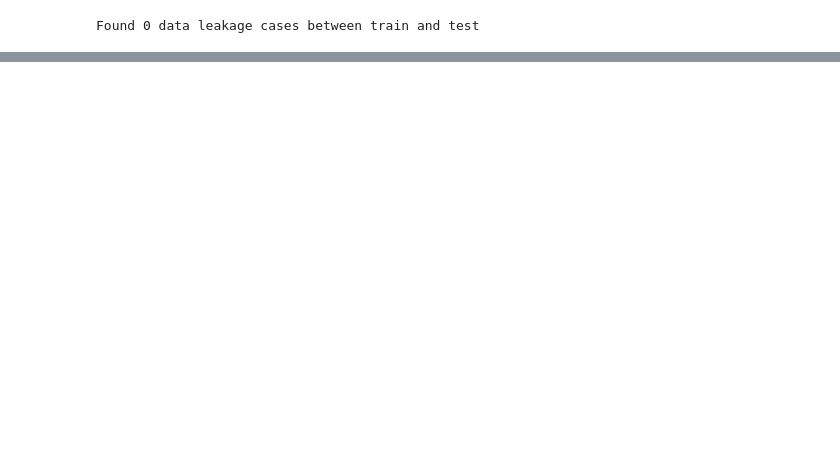
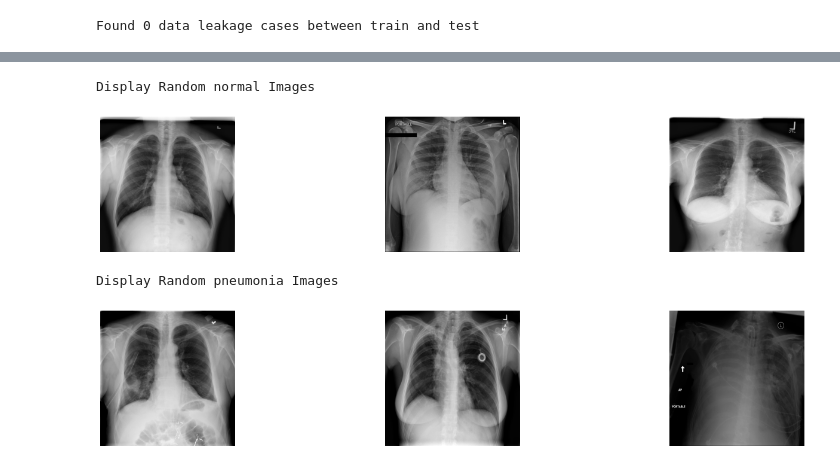
Before and after one commit to lucasmiranda42/covidX_transfer, a Jupyter notebook: data_preprocessing.ipynb, the cells around one changed output, grey strips where cells are left out. Cells and saved outputs as stored; diff of their text form; code cells hidden in the pictures; blank space fills up the shorter version.

Commit message:
Added data preprocessing notebook

```diff
--- a/data_preprocessing.ipynb
+++ b/data_preprocessing.ipynb
@@ -68,0 +81,80 @@ fig.show()
+# %%
+# Extract numpy values from Image column in data frame
+images = train.loc[train.label == 'normal']['image'].values
+
+# Extract 9 random images from it
+random_images = [np.random.choice(images) for i in range(3)]
+
+# Location of the image dir
+img_dir = '/Users/lucas_miranda/Desktop/eLearn/COVIDx/data/train/normal'
+
+print('Display Random normal Images')
+
+# Adjust the size of your images
+plt.figure(figsize=(20,10))
+
+# Iterate and plot random images
+for i in range(3):
+    plt.subplot(3, 3, i + 1)
+    img = plt.imread(os.path.join(img_dir, random_images[i]))
+    plt.imshow(img, cmap='gray')
+    plt.axis('off')
+
+# Adjust subplot parameters to give specified padding
+plt.tight_layout()
+plt.show()
+
+# Extract numpy values from Image column in data frame
+images = train.loc[train.label == 'pneumonia']['image'].values
+
+# Extract 9 random images from it
+random_images = [np.random.choice(images) for i in range(3)]
+
+# Location of the image dir
+img_dir = '/Users/lucas_miranda/Desktop/eLearn/COVIDx/data/train/pneumonia'
+
+print('Display Random pneumonia Images')
+
+# Adjust the size of your images
+plt.figure(figsize=(20,10))
+
+# Iterate and plot random images
+for i in range(3):
+    plt.subplot(3, 3, i + 1)
+    img = plt.imread(os.path.join(img_dir, random_images[i]))
+    plt.imshow(img, cmap='gray')
+    plt.axis('off')
+
+# Adjust subplot parameters to give specified padding
+plt.tight_layout()
+plt.show()
+
+# Extract numpy values from Image column in data frame
+images = train.loc[train.label == 'COVID-19']['image'].values
+
+# Extract 9 random images from it
+random_images = [np.random.choice(images) for i in range(3)]
+
+# Location of the image dir
+img_dir = '/Users/lucas_miranda/Desktop/eLearn/COVIDx/data/train/COVID-19'
+
+print('Display Random COVID-19 Images')
+
+# Adjust the size of your images
+plt.figure(figsize=(20,10))
+
+# Iterate and plot random images
+for i in range(3):
+    plt.subplot(3, 3, i + 1)
+    img = plt.imread(os.path.join(img_dir, random_images[i]))
+    plt.imshow(img, cmap='gray')
+    plt.axis('off')
+
+# Adjust subplot parameters to give specified padding
+plt.tight_layout()
+plt.show()
+# %% [output]
+Display Random normal Images
+[figure, added]
+Display Random pneumonia Images
+[figure, added]
```
Also changed, not shown: parts of 14 cells of this notebook, 1 other file.
